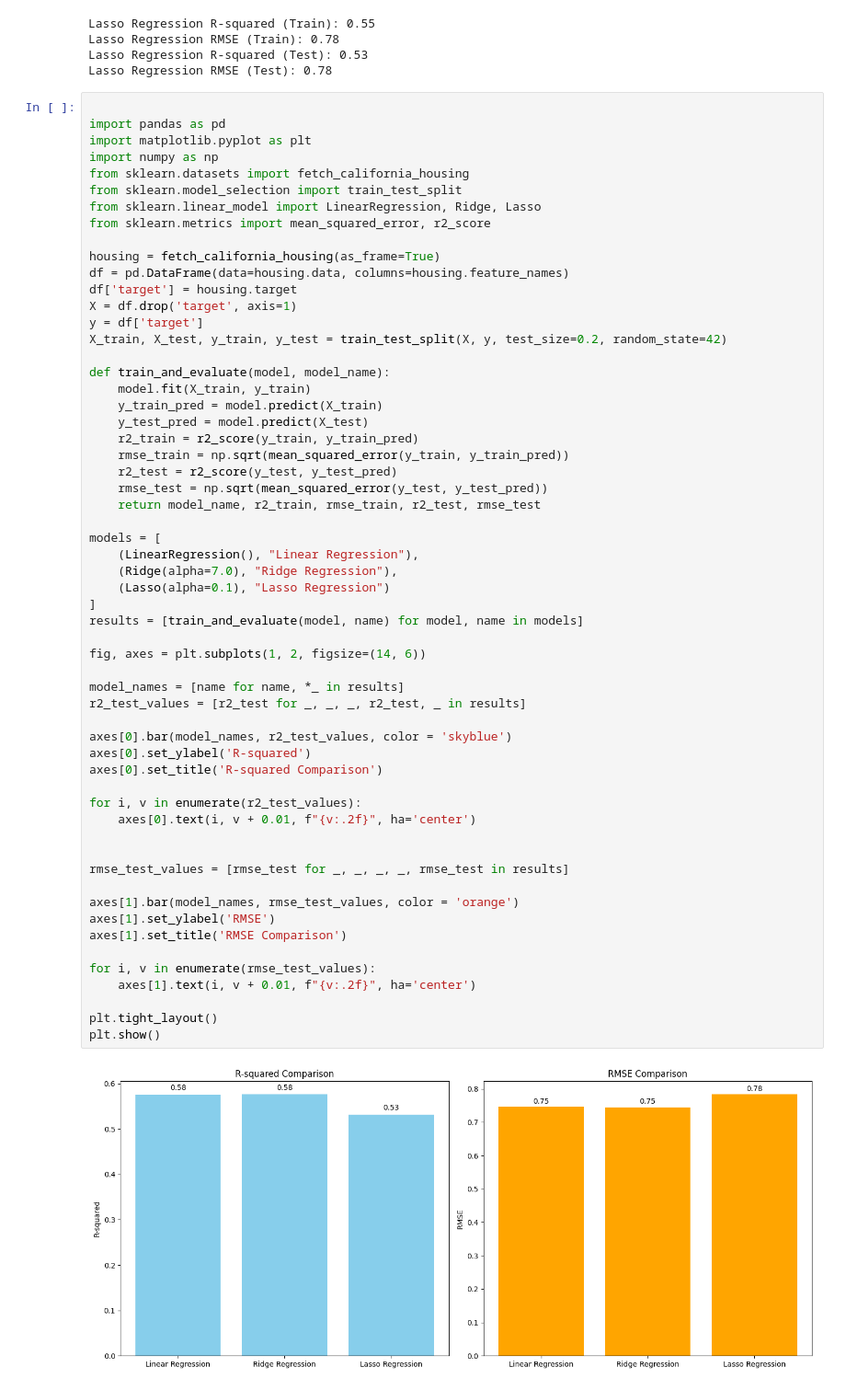
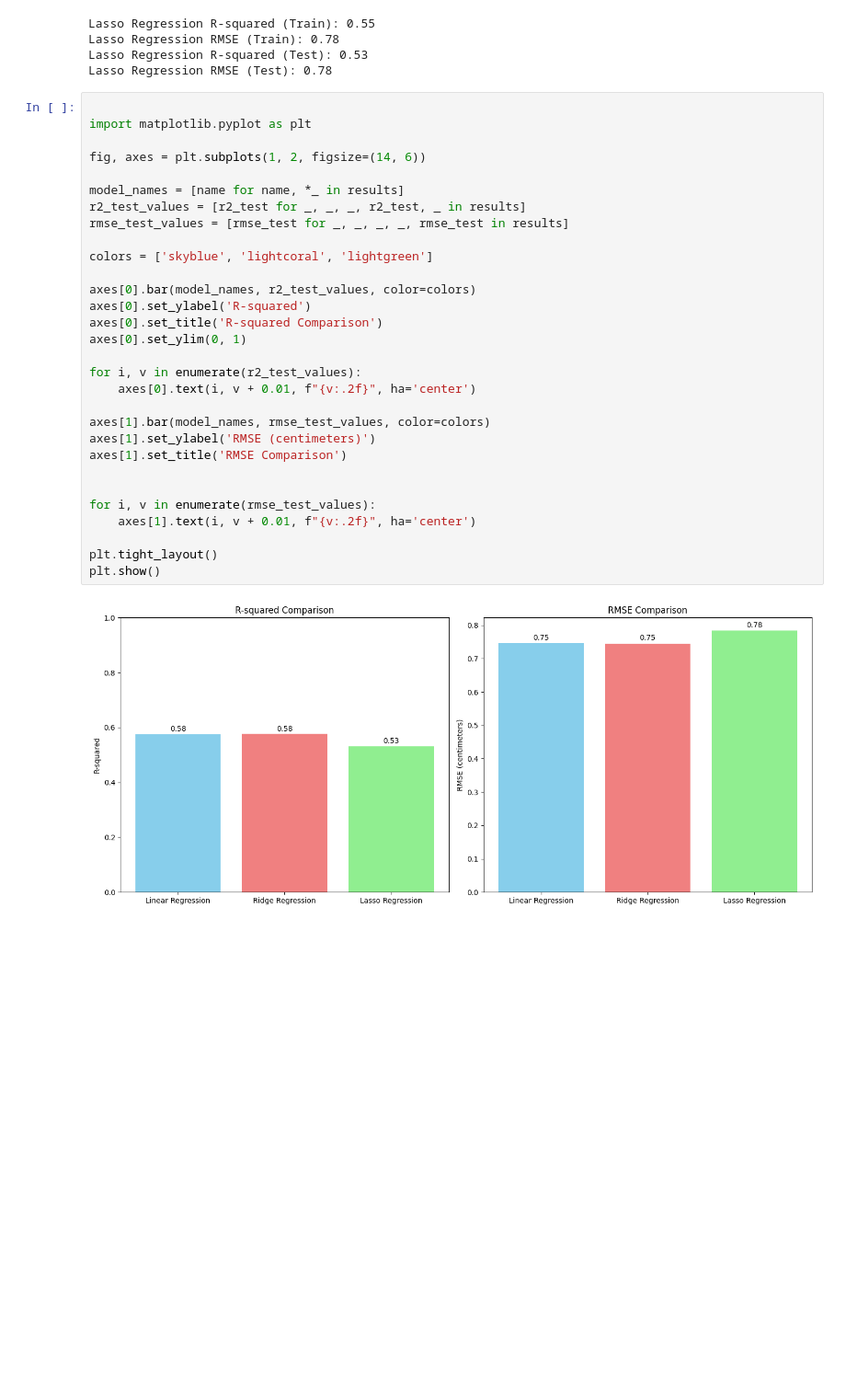
Before and after one commit to SAMYSOSERIOUS/Stats-analytics, a Jupyter notebook: DataDay11.ipynb, the cells around one changed output. Shown: that part at 92% size. Saved outputs shown, nothing was run; the diff lists cells and outputs as text; blank space fills up the shorter version.

```diff
--- a/DataDay11.ipynb
+++ b/DataDay11.ipynb
@@ -228,63 +228,35 @@ Lasso Regression R-squared (Test): 0.53
 Lasso Regression RMSE (Test): 0.78
 # %%
 
-import pandas as pd
 import matplotlib.pyplot as plt
-import numpy as np
-from sklearn.datasets import fetch_california_housing
-from sklearn.model_selection import train_test_split
-from sklearn.linear_model import LinearRegression, Ridge, Lasso
-from sklearn.metrics import mean_squared_error, r2_score
-
-housing = fetch_california_housing(as_frame=True)
-df = pd.DataFrame(data=housing.data, columns=housing.feature_names)
-df['target'] = housing.target
-X = df.drop('target', axis=1)
-y = df['target']
-X_train, X_test, y_train, y_test = train_test_split(X, y, test_size=0.2, random_state=42)
-
-def train_and_evaluate(model, model_name):
-    model.fit(X_train, y_train)
-    y_train_pred = model.predict(X_train)
-    y_test_pred = model.predict(X_test)
-    r2_train = r2_score(y_train, y_train_pred)
-    rmse_train = np.sqrt(mean_squared_error(y_train, y_train_pred))
-    r2_test = r2_score(y_test, y_test_pred)
-    rmse_test = np.sqrt(mean_squared_error(y_test, y_test_pred))
-    return model_name, r2_train, rmse_train, r2_test, rmse_test
-
-models = [
-    (LinearRegression(), "Linear Regression"),
-    (Ridge(alpha=7.0), "Ridge Regression"),
-    (Lasso(alpha=0.1), "Lasso Regression")
-]
-results = [train_and_evaluate(model, name) for model, name in models]
 
 fig, axes = plt.subplots(1, 2, figsize=(14, 6))
 
 model_names = [name for name, *_ in results]
 r2_test_values = [r2_test for _, _, _, r2_test, _ in results]
+rmse_test_values = [rmse_test for _, _, _, _, rmse_test in results]
 
-axes[0].bar(model_names, r2_test_values, color = 'skyblue')
+colors = ['skyblue', 'lightcoral', 'lightgreen']
+
+axes[0].bar(model_names, r2_test_values, color=colors)
 axes[0].set_ylabel('R-squared')
 axes[0].set_title('R-squared Comparison')
+axes[0].set_ylim(0, 1)
 
 for i, v in enumerate(r2_test_values):
     axes[0].text(i, v + 0.01, f"{v:.2f}", ha='center')
 
+axes[1].bar(model_names, rmse_test_values, color=colors)
+axes[1].set_ylabel('RMSE (centimeters)')
+axes[1].set_title('RMSE Comparison')
 
-rmse_test_values = [rmse_test for _, _, _, _, rmse_test in results]
-
-axes[1].bar(model_names, rmse_test_values, color = 'orange')
-axes[1].set_ylabel('RMSE')
-axes[1].set_title('RMSE Comparison')
 
 for i, v in enumerate(rmse_test_values):
     axes[1].text(i, v + 0.01, f"{v:.2f}", ha='center')
 
 plt.tight_layout()
 plt.show()
 # %% [output]
-[figure, old version]
+[figure, new version]
 # %% [markdown]
 The iris dataset has features like sepal length and petal width, measured in centimeters. An RMSE of 0.78 in this context might be considered relatively low, as it indicates that the model's predictions are generally quite close to the true values.
```
Also changed, not shown: parts of 1 cell of this notebook.
